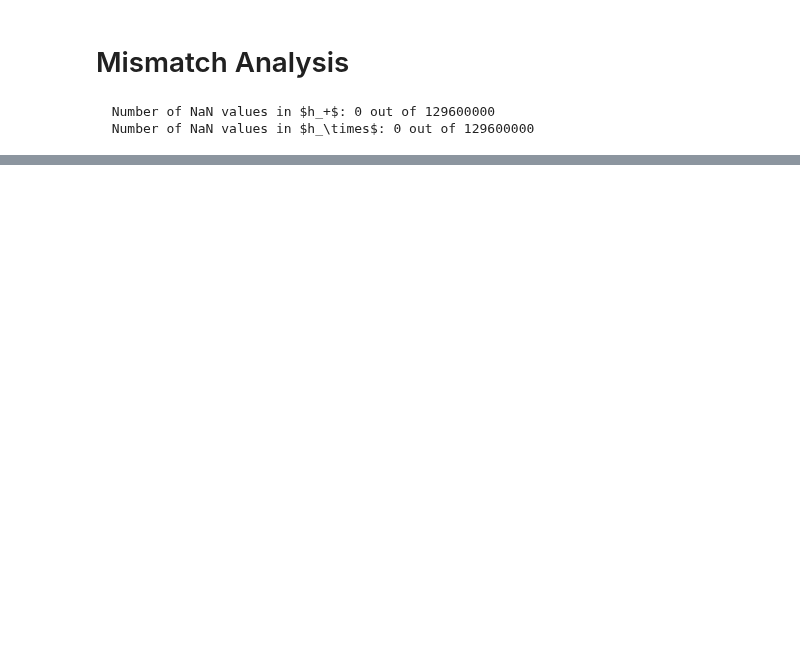
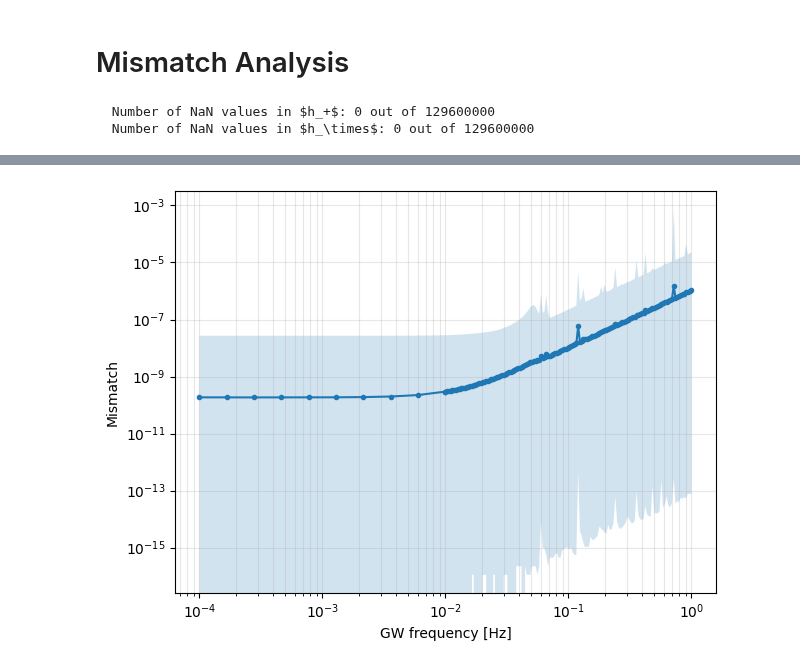
Before and after one commit to lorenzsp/ResponseRequirements, a Jupyter notebook: PaperPlots.ipynb, the cells around one changed output, grey strips where cells are left out. Saved outputs shown, nothing was run; the diff lists cells and outputs as text; code cells hidden in the pictures; blank space fills up the shorter version.

```diff
--- a/PaperPlots.ipynb
+++ b/PaperPlots.ipynb
@@ -108,0 +227,20 @@ plt.show()
+# %%
+case_name = "static_boost1.0"
+d = all_cases[case_name]
+
+mismatch_stats = summarize_frequency_curves(d["mismatch_clean"])
+
+plt.fill_between(
+    frequencies,
+    mismatch_stats["min"][:, :].sum(axis=1),
+    mismatch_stats["max"][:, :].sum(axis=1),
+    alpha=0.2,
+)
+plt.loglog(frequencies, mismatch_stats["mean"][:, :].sum(axis=1), "-o", ms=3)
+plt.xlabel("GW frequency [Hz]")
+plt.ylabel("Mismatch")
+plt.grid(True, which="both", alpha=0.3)
+plt.tight_layout()
+plt.show()
+# %% [output]
+[figure, added]
```
Also changed, not shown: parts of 15 cells of this notebook, 6 other files.
